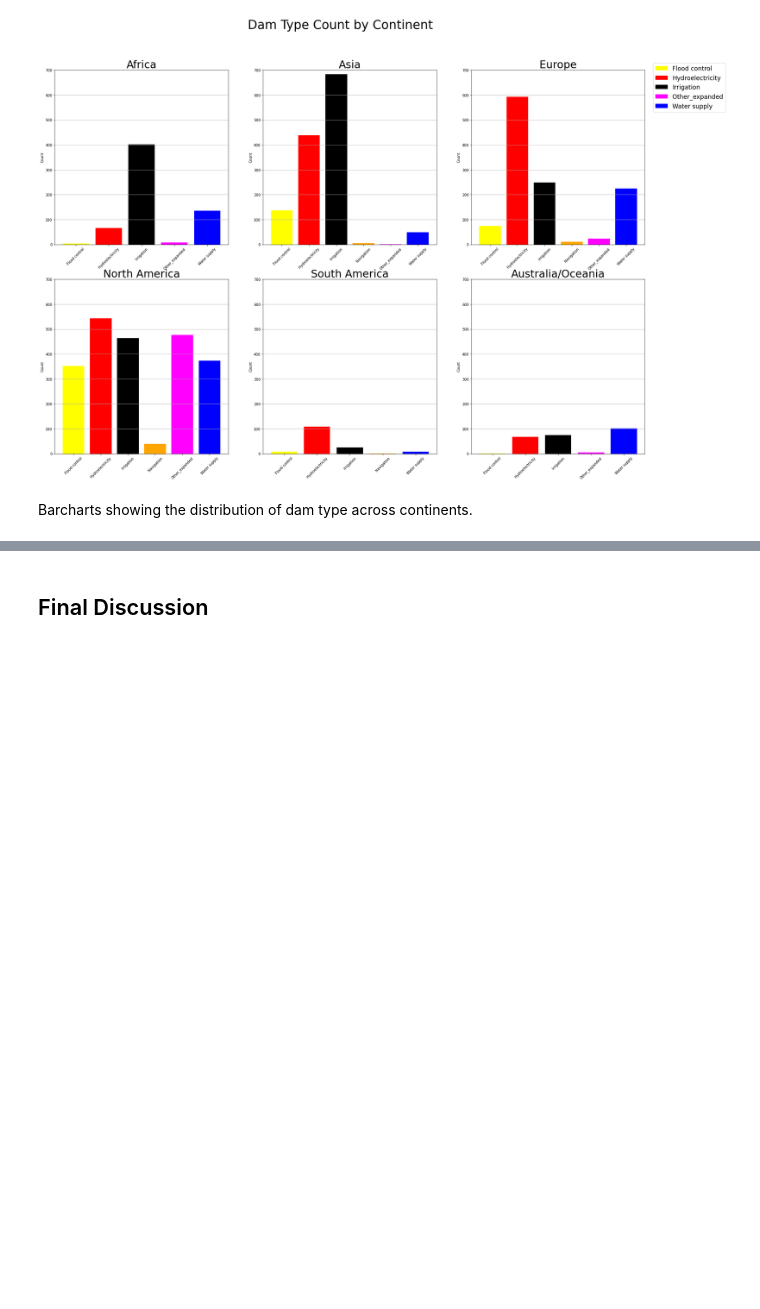
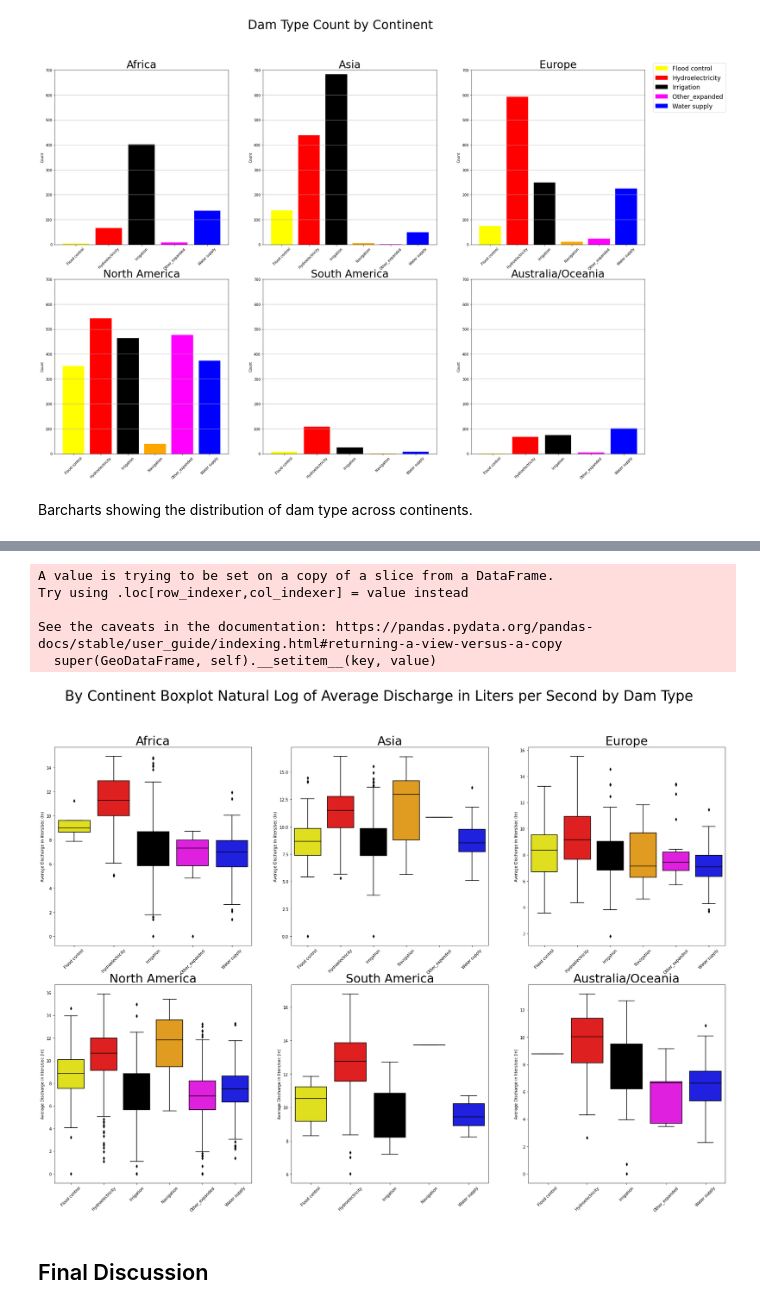
Before and after one commit to fergusca/ffr-dam-impact, a Jupyter notebook: notebooks/blog-draft.ipynb, the cells around one changed output, grey strips where cells are left out. Saved outputs shown, nothing was run; the diff lists cells and outputs as text; code cells hidden in the pictures; blank space fills up the shorter version.

```diff
--- a/notebooks/blog-draft.ipynb
+++ b/notebooks/blog-draft.ipynb
@@ -161,11 +200,7 @@ def dam_type_plot(dam_continent, continent, plt_ax):
 global_dams = global_dams[['GRAND_ID','COUNTRY','DIS_AVG_LS', 'USE_ELEC', 'MAIN_USE','geometry']]
 
 # Group together smaller dam uses
-global_dams.loc[(global_dams['MAIN_USE'] == 'Hydroelectricity'), 'MAIN_USE_RED'] = 'Hydroelectricity'
-global_dams.loc[(global_dams['MAIN_USE'] == 'Water supply'), 'MAIN_USE_RED'] = 'Water supply'
-global_dams.loc[(global_dams['MAIN_USE'] == 'Navigation'), 'MAIN_USE_RED'] = 'Navigation'
-global_dams.loc[(global_dams['MAIN_USE'] == 'Irrigation'), 'MAIN_USE_RED'] = 'Irrigation'
-global_dams.loc[(global_dams['MAIN_USE'] == 'Flood control'), 'MAIN_USE_RED'] = 'Flood control'
+global_dams['MAIN_USE_RED']=global_dams['MAIN_USE']
 
 global_dams.loc[(global_dams['MAIN_USE'] == 'Recreation') |
                          (global_dams['MAIN_USE'] == 'Fisheries') |
@@ -426,3 +376,48 @@ See the caveats in the documentation: https://pandas.pydata.org/pandas-docs/stab
+# %%
+# BOXPLOTS Average Discharge (ln) BY DAM TYPE
+# Loop processing to create log discharge values for boxplots
+x =0
+for continent in continent_dams_list:
+  continent_dams_list[x]['ln_DIS_AVG_LS'] = np.log(continent_dams_list[x]['DIS_AVG_LS'])
+  continent_dams_list[x] = continent_dams_list[x].sort_values('MAIN_USE_RED')
+  x += 1
+
+# Create boxplot figure of dam type counts by continent
+
+# Plot the data
+fig, ((ax1, ax2, ax3), (ax4, ax5, ax6)) = plt.subplots(
+    ncols=3, nrows=2, figsize=(30, 20))
+fig.suptitle(
+    "By Continent Boxplot Natural Log of Average Discharge in Liters per Second by Dam Type", fontsize=35)
+
+# Create plots
+# Plot Africa
+dam_box_plot(continent_dams_list[0], continent_list[0], ax1)
+
+# Plot Asia
+dam_box_plot(continent_dams_list[1], continent_list[1], ax2)
+
+# Plot Europe
+dam_box_plot(continent_dams_list[2], continent_list[2], ax3)
+
+# Plot North America
+dam_box_plot(continent_dams_list[3], continent_list[3], ax4)
+
+# Plot South America
+dam_box_plot(continent_dams_list[4], continent_list[4], ax5)
+
+# Plot Australia and Oceania
+dam_box_plot(continent_dams_list[5], continent_list[5], ax6)
+
+
+plt.show()
+# %% [output]
+A value is trying to be set on a copy of a slice from a DataFrame.
+Try using .loc[row_indexer,col_indexer] = value instead
+
+See the caveats in the documentation: https://pandas.pydata.org/pandas-docs/stable/user_guide/indexing.html#returning-a-view-versus-a-copy
+  super(GeoDataFrame, self).__setitem__(key, value)
+[figure, added]
 # %% [markdown]
 ## Final Discussion
 # %% [markdown]
```
Also changed, not shown: parts of 6 cells of this notebook.
